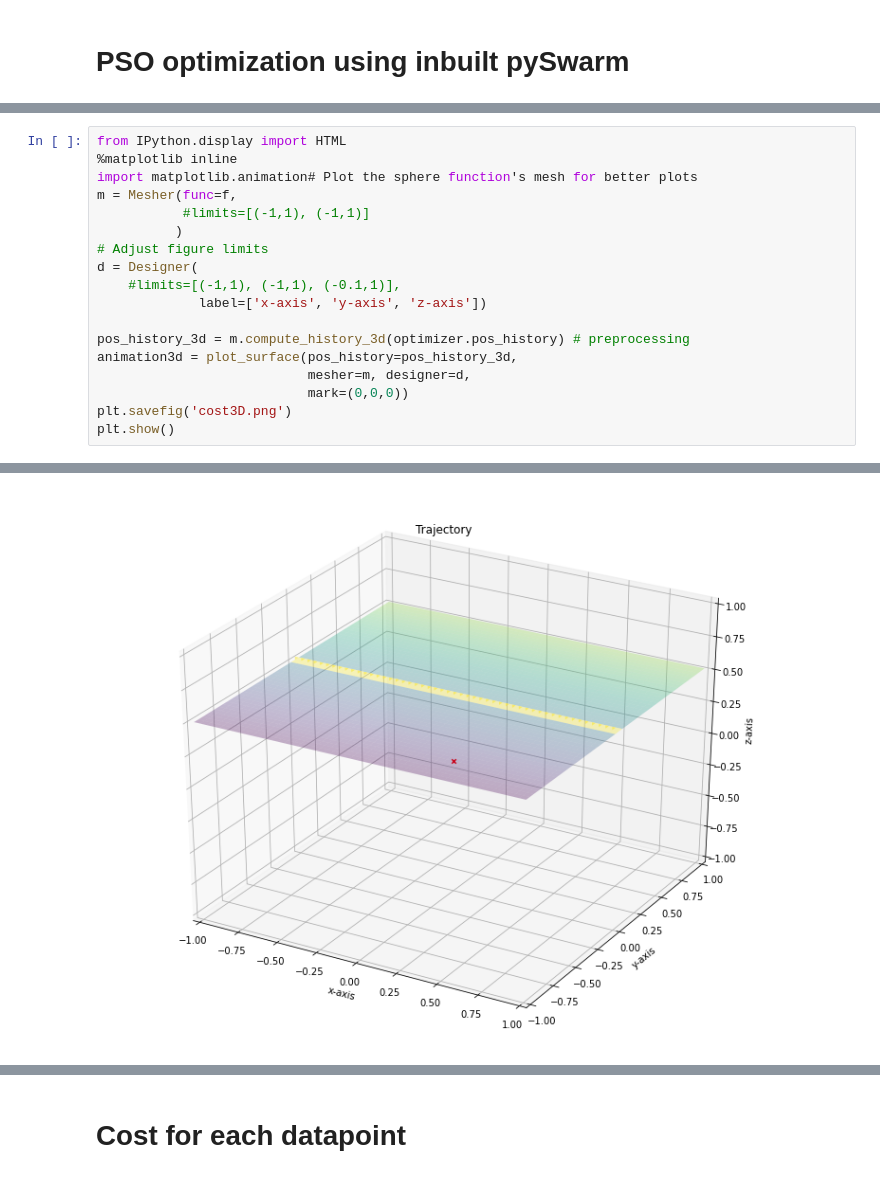
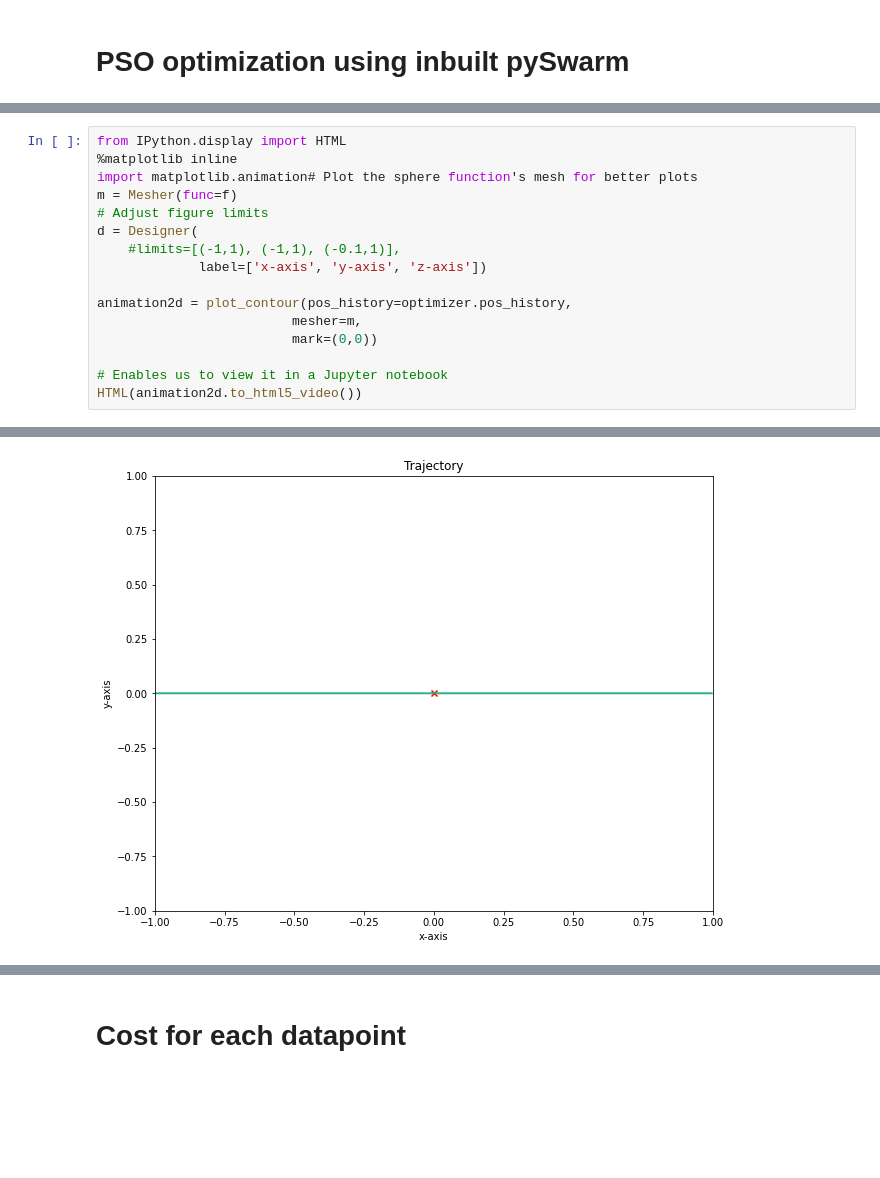
Before and after one commit to Poulami-Sarkar/Chaos-in-production-economics, a Jupyter notebook: PSO.ipynb, the cells around one changed output, grey strips where cells are left out. Cells and saved outputs as stored; diff of their text form; blank space fills up the shorter version.

```diff
--- a/PSO.ipynb
+++ b/PSO.ipynb
@@ -127,18 +127,16 @@ plt.show()
 from IPython.display import HTML
 %matplotlib inline
 import matplotlib.animation# Plot the sphere function's mesh for better plots
-m = Mesher(func=f,
-           #limits=[(-1,1), (-1,1)]
-          )
+m = Mesher(func=f)
 # Adjust figure limits
 d = Designer(
     #limits=[(-1,1), (-1,1), (-0.1,1)],
              label=['x-axis', 'y-axis', 'z-axis'])
 
-pos_history_3d = m.compute_history_3d(optimizer.pos_history) # preprocessing
-animation3d = plot_surface(pos_history=pos_history_3d,
-                           mesher=m, designer=d,
-                           mark=(0,0,0))
-plt.savefig('cost3D.png')
-plt.show()
+animation2d = plot_contour(pos_history=optimizer.pos_history,
+                         mesher=m,
+                         mark=(0,0))
+
+# Enables us to view it in a Jupyter notebook
+HTML(animation2d.to_html5_video())
 # %% [output]
@@ -145 +146 @@ plt.show()
-[figure, old version]
+[figure, new version]
```
Also changed, not shown: parts of 11 cells of this notebook, 26 other files.
